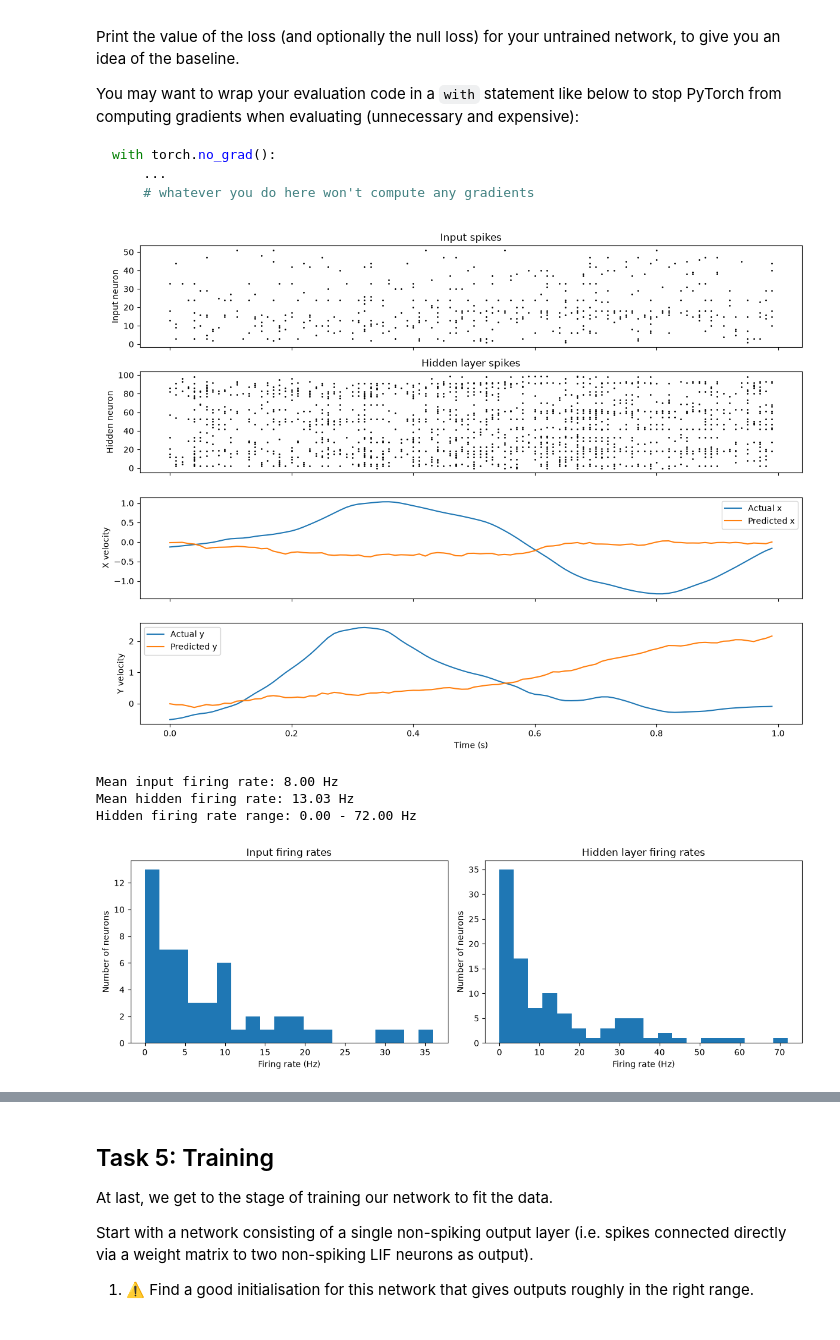
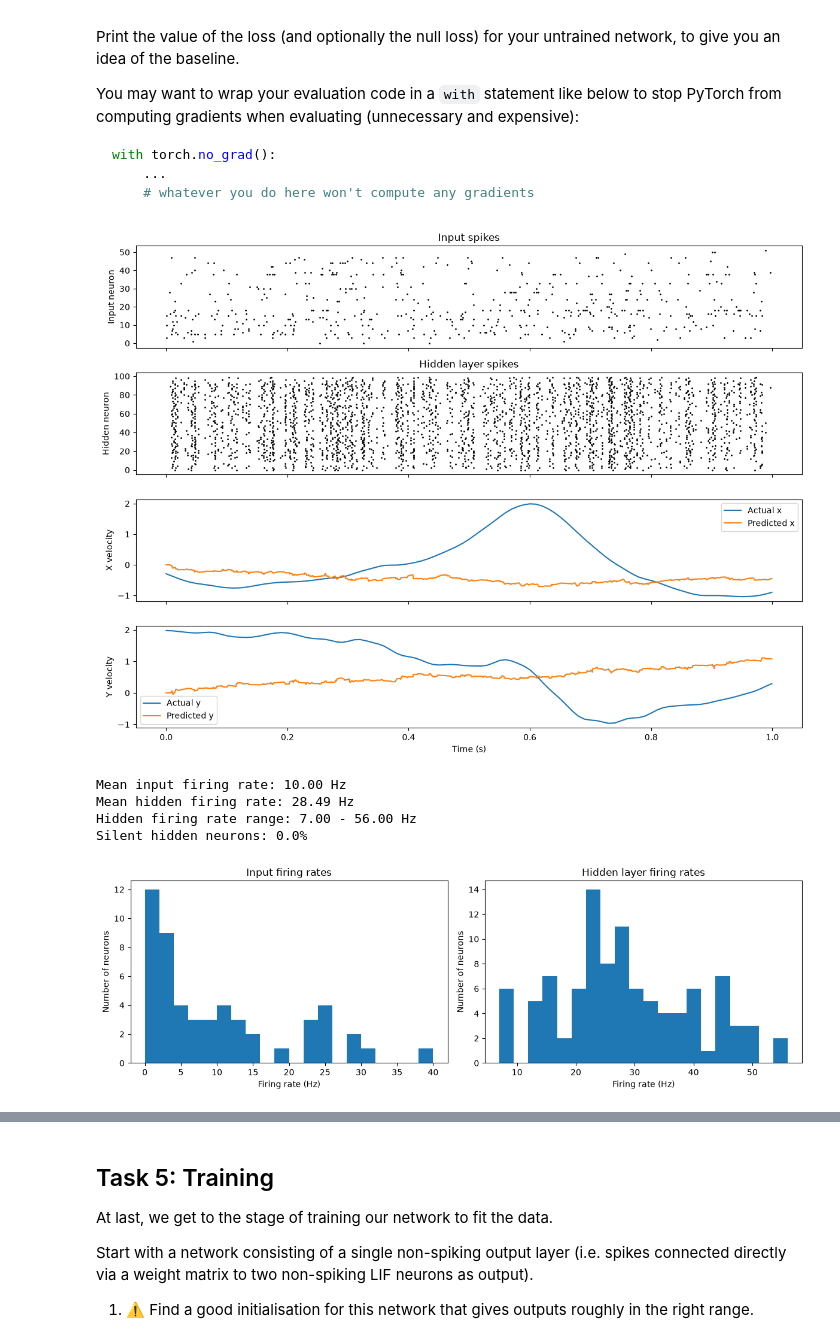
Before and after one commit to luqeei1/neuro_cw, a Jupyter notebook: neuro_coursework/cw-decoding-completed.ipynb, the cells around one changed output, grey strips where cells are left out. Saved outputs shown, nothing was run; the diff lists cells and outputs as text; code cells hidden in the pictures.

````diff
--- a/neuro_coursework/cw-decoding-completed.ipynb
+++ b/neuro_coursework/cw-decoding-completed.ipynb
@@ -611,24 +815,30 @@ with torch.no_grad():
     # whatever you do here won't compute any gradients
 ```
 # %%
+
 class SNNNetwork(nn.Module): # create a network with one spiking hidden layer and one non-spiking output layer
     def __init__(self, n_in, n_hidden, n_out, dt=0.01):
         super().__init__()
         self.layers = nn.ModuleList([
             SNNLayer(n_in, n_hidden, spiking=True,
-                     dt=dt, weight_scale=0.4),
+                     dt=dt, weight_scale=1.0 / np.sqrt(n_in)),
             SNNLayer(n_hidden, n_out, spiking=False,
                      dt=dt, weight_scale=0.01)
         ])
+
+        # Give hidden-layer weights a positive mean to encourage spiking
+        with torch.no_grad():
+            self.layers[0].w.add_(0.08)
 
     def forward(self, x, record=False):
         for layer in self.layers:
             x = layer(x, record=record)
         return x
 
+
 # 1. Takes a network and testing set as input and returns the mean loss over the testing data.
 @torch.no_grad()
-def evaluate_network(net, range_to_use, length=1, batch_size=16, # evaluate the mean squared error over a testing dataset.
+def evaluate_network(net, range_to_use, length=1, batch_size=16,
                      dt=0.01, max_num_batches=None):
     net.eval()
     squared_error = 0.0
@@ -636,8 +846,9 @@ def evaluate_network(net, range_to_use, length=1, batch_size=16, # evaluate the
     n = 0
 
     for x, y in batched_data(range_to_use, dt=dt, length=length,
-                             batch_size=batch_size,
-                             max_num_batches=max_num_batches):
+                            batch_size=batch_size,
+                            max_num_batches=max_num_batches,
+                            seed=42):
 
         prediction = net(x)
         squared_error += ((prediction - y)**2).sum().item()
@@ -649,68 +860,97 @@ def evaluate_network(net, range_to_use, length=1, batch_size=16, # evaluate the
 
     return squared_error / n, null_error / n
 
+
 # 2. Plot the internal activity and firing rates of the network.
 @torch.no_grad()
 def plot_network_activity(net, range_to_use, dt=0.01, length=1):
     net.eval()
-    x, y = next(batched_data(range_to_use, dt=dt, length=length, # select one random sample and record the hidden-layer activity
+
+    # Select one random sample and record the hidden-layer activity
+    x, y = next(batched_data(range_to_use, dt=dt, length=length,
                              batch_size=1, max_num_batches=1))
+
     out = net(x, record=True)
     hidden_spikes = net.layers[0].last_spikes[0]
     times = np.arange(x.shape[-1]) * dt
-    fig, axes = plt.subplots(4, 1, figsize=(12, 9), sharex=True) # plot input spikes, hidden spikes and predicted/actual velocities
+
+    # Plot input spikes, hidden spikes and predicted/actual velocities
+    fig, axes = plt.subplots(4, 1, figsize=(12, 9), sharex=True)
+
     input_ids, input_times = torch.where(x[0] > 0)
     axes[0].scatter(input_times * dt, input_ids, s=1, color='k')
     axes[0].set_ylabel('Input neuron')
     axes[0].set_title('Input spikes')
+
     hidden_ids, hidden_times = torch.where(hidden_spikes > 0)
     axes[1].scatter(hidden_times * dt, hidden_ids, s=1, color='k')
     axes[1].set_ylabel('Hidden neuron')
     axes[1].set_title('Hidden layer spikes')
+
     axes[2].plot(times, y[0, 0], label='Actual x')
     axes[2].plot(times, out[0, 0], label='Predicted x')
     axes[2].set_ylabel('X velocity')
     axes[2].legend()
+
     axes[3].plot(times, y[0, 1], label='Actual y')
     axes[3].plot(times, out[0, 1], label='Predicted y')
     axes[3].set_ylabel('Y velocity')
     axes[3].set_xlabel('Time (s)')
     axes[3].legend()
+
     plt.tight_layout()
     display(fig)
     plt.close(fig)
-    input_rates = x[0].sum(dim=-1).numpy() / length  # calculate firing rates for each neuron in the spiking layers
+
+    # Calculate firing rates for each neuron in the spiking layers
+    input_rates = x[0].sum(dim=-1).numpy() / length
     hidden_rates = hidden_spikes.sum(dim=-1).numpy() / length
+
     print(f'Mean input firing rate: {input_rates.mean():.2f} Hz')
     print(f'Mean hidden firing rate: {hidden_rates.mean():.2f} Hz')
     print(f'Hidden firing rate range: {hidden_rates.min():.2f} - {hidden_rates.max():.2f} Hz')
-    fig, axes = plt.subplots(1, 2, figsize=(12, 4)) # plot firing-rate histograms for the input and hidden layers
+    print(f'Silent hidden neurons: {np.mean(hidden_rates == 0):.1%}')
+
+    # Plot firing-rate histograms for the input and hidden layers
+    fig, axes = plt.subplots(1, 2, figsize=(12, 4))
+
     axes[0].hist(input_rates, bins=20)
     axes[0].set_title('Input firing rates')
     axes[0].set_xlabel('Firing rate (Hz)')
     axes[0].set_ylabel('Number of neurons')
+
     axes[1].hist(hidden_rates, bins=20)
     axes[1].set_title('Hidden layer firing rates')
     axes[1].set_xlabel('Firing rate (Hz)')
     axes[1].set_ylabel('Number of neurons')
+
     plt.tight_layout()
     display(fig)
     plt.close(fig)
 
 
 # 3. Initialise a network with 100 spiking hidden neurons and 2 non-spiking outputs
-training_dt = 0.01
+training_dt = 0.001
+
 initial_spiking = SNNNetwork(num_neurons, 100, 2, dt=training_dt)
-plot_network_activity(initial_spiking, training_range, # plot a random 1-second sample from the training data
-                      dt=training_dt, length=1)
-base_loss, base_null = evaluate_network( # compute the untrained network loss on the validation data
-    initial_spiking, validation_range, dt=training_dt
+
+# Plot a random 1-second sample from the training data
+plot_network_activity(
+    initial_spiking, training_range,
+    dt=training_dt, length=1
 )
-print(f'Untrained network MSE: {base_loss:.4f}')
-print(f'Null loss: {base_null:.4f}')
+
+# Compute the untrained network loss on the testing data
+base_loss, base_null = evaluate_network(
+    initial_spiking, testing_range, dt=training_dt
+)
+
+print(f'Untrained test network MSE: {base_loss:.4f}')
+print(f'Null test loss: {base_null:.4f}')
 # %% [output]
-[figure, old version]
+[figure, new version]
-Mean input firing rate: 8.00 Hz
-Mean hidden firing rate: 13.03 Hz
-Hidden firing rate range: 0.00 - 72.00 Hz
+Mean input firing rate: 10.00 Hz
+Mean hidden firing rate: 28.49 Hz
+Hidden firing rate range: 7.00 - 56.00 Hz
+Silent hidden neurons: 0.0%
-[figure, old version]
+[figure, new version]
````
Also changed, not shown: parts of 11 cells of this notebook, 1 other file.
